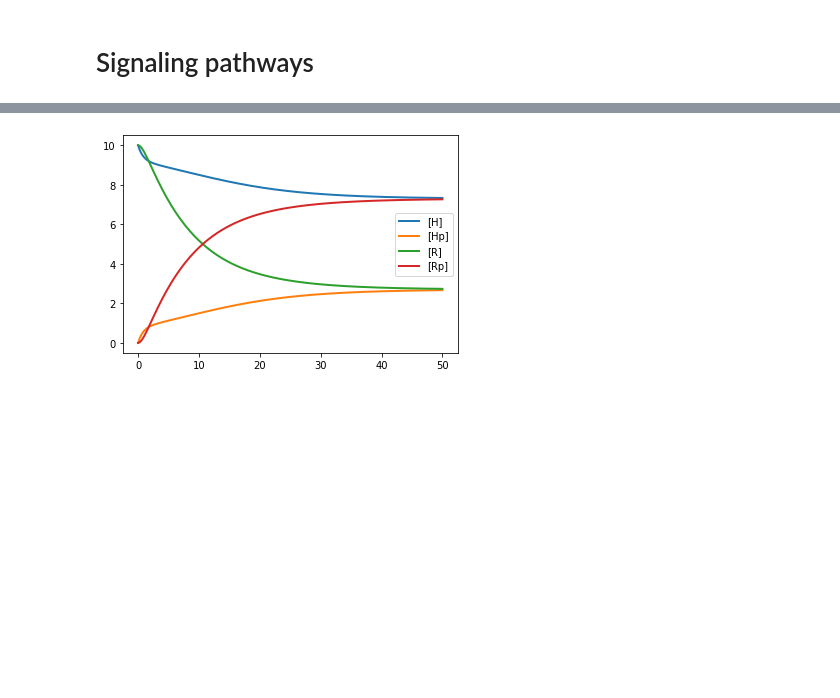
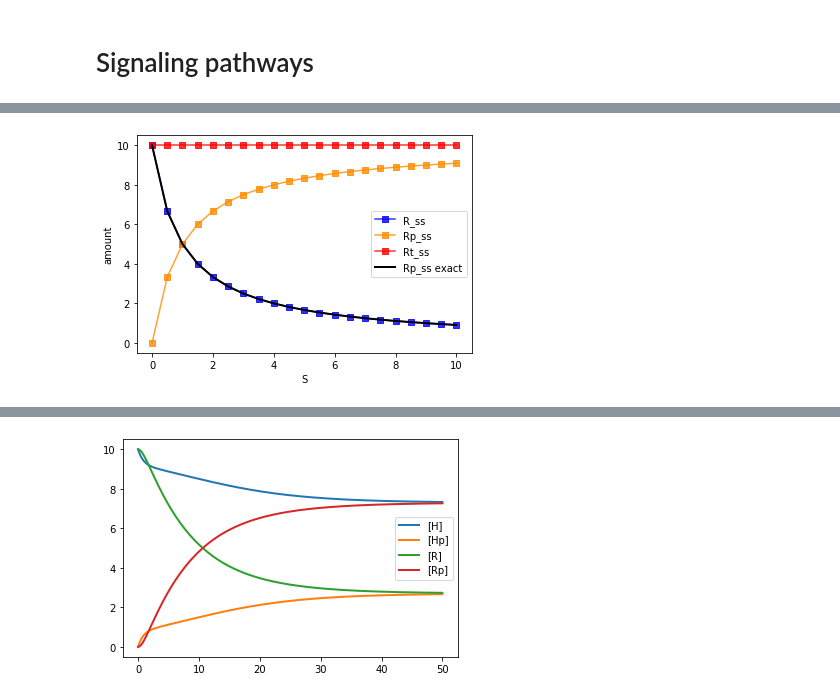
Before and after one commit to matthiaskoenig/mcp, a Jupyter notebook: docs/notebooks/07_signaling.ipynb, the cells around one changed output, grey strips where cells are left out. Saved outputs shown, nothing was run; the diff lists cells and outputs as text; code cells hidden in the pictures; blank space fills up the shorter version.

```diff
--- a/docs/notebooks/07_signaling.ipynb
+++ b/docs/notebooks/07_signaling.ipynb
@@ -195,0 +270,20 @@ TODO:
+# %%
+# collect steady state values
+R_ss = np.zeros_like(k1_vec)
+Rp_ss = np.zeros_like(k1_vec)
+Rt_ss = np.zeros_like(k1_vec)
+
+for k, s in enumerate(results):
+    R_ss[k] = s.R.values[-1]
+    Rp_ss[k] = s.Rp.values[-1]
+    Rt_ss[k] = s.Rt.values[-1]
+
+f, ax = plt.subplots()
+kwargs = {"marker": "s"}
+ax.plot(k1_vec, R_ss, color="blue", **kwargs)
+ax.plot(k1_vec, Rp_ss, color="darkorange", **kwargs)
+ax.plot(k1_vec, Rt_ss, color="red", **kwargs)
+ax.set_xlabel("k1")
+ax.set_ylabel("amount")
+# ax.set_xscale("log")
+plt.show()
@@ -195,0 +328,42 @@ TODO:
+# %%
+S_vec = np.linspace(0, 10, num=21)
+# S_vec = np.logspace(-3, 3, num=100)
+
+R_ss = np.zeros_like(S_vec)
+Rp_ss = np.zeros_like(S_vec)
+Rt_ss = np.zeros_like(S_vec)
+
+# run parameter scan
+results = []
+for k, S in enumerate(S_vec):
+    model_pcycle.reset()
+    model_pcycle["S"] = S
+    s = model_pcycle.simulate(start=0, end=50, steps=100)
+    s = pd.DataFrame(s, columns=s.colnames)
+
+    # store results
+    results.append(s)
+
+    # collect steady state values
+    R_ss[k] = s.R.values[-1]
+    Rp_ss[k] = s.Rp.values[-1]
+    Rt_ss[k] = s.Rt.values[-1]
+
+f, ax = plt.subplots()
+kwargs = {"marker": "s", "alpha": 0.8}
+
+ax.plot(S_vec, R_ss, color="blue", label="R_ss", **kwargs)
+ax.plot(S_vec, Rp_ss, color="darkorange", label="Rp_ss", **kwargs)
+ax.plot(S_vec, Rt_ss, color="red", label="Rt_ss", **kwargs)
+
+# analytical solution
+Rp_ssf = model_pcycle.Rt * (1-S_vec/(S_vec + model_pcycle.k2/model_pcycle.k1))
+ax.plot(S_vec, Rp_ssf, "-k", label="Rp_ss exact", linewidth="2")
+
+ax.legend()
+ax.set_xlabel("S")
+ax.set_ylabel("amount")
+# ax.set_xscale("log")
+plt.show()
+# %% [output]
+[figure, added]
```
Also changed, not shown: parts of 32 cells of this notebook.
